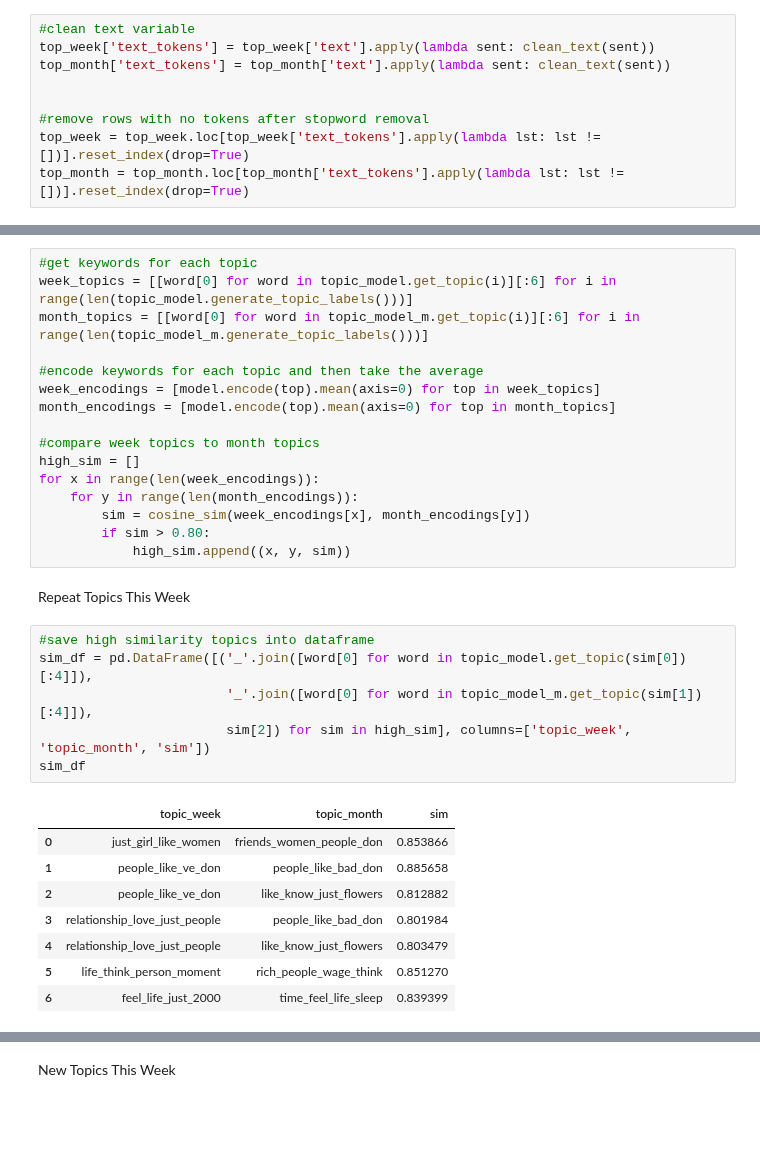
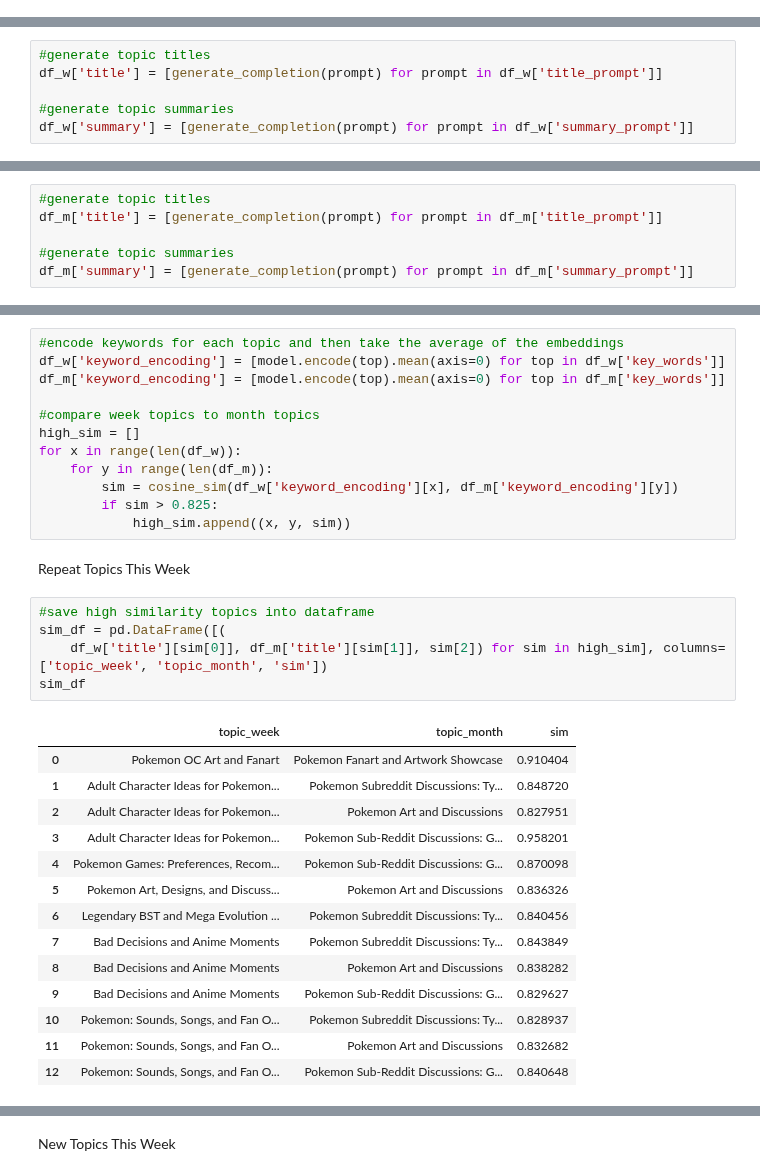
Before and after one commit to DylanRowe4/reddit_topic_model, a Jupyter notebook: subreddit_analysis.ipynb, the cells around one changed output, grey strips where cells are left out. Drawn from its saved outputs; the diff is of its cells as text; blank space fills up the shorter version.

```diff
--- a/subreddit_analysis.ipynb
+++ b/subreddit_analysis.ipynb
@@ -109,10 +47 @@ def generate_wordcloud(ax, data, title, mask=None):
-# %%
-#clean text variable
-top_week['text_tokens'] = top_week['text'].apply(lambda sent: clean_text(sent))
-top_month['text_tokens'] = top_month['text'].apply(lambda sent: clean_text(sent))
-
-
-#remove rows with no tokens after stopword removal
-top_week = top_week.loc[top_week['text_tokens'].apply(lambda lst: lst != [])].reset_index(drop=True)
-top_month = top_month.loc[top_month['text_tokens'].apply(lambda lst: lst != [])].reset_index(drop=True)
 # %%
@@ -172,0 +209,6 @@ topics_m.groupby('topic').agg({'text': len}).T
+# %%
+#generate topic titles
+df_w['title'] = [generate_completion(prompt) for prompt in df_w['title_prompt']]
+
+#generate topic summaries
+df_w['summary'] = [generate_completion(prompt) for prompt in df_w['summary_prompt']]
@@ -172,0 +240,6 @@ topics_m.groupby('topic').agg({'text': len}).T
+# %%
+#generate topic titles
+df_m['title'] = [generate_completion(prompt) for prompt in df_m['title_prompt']]
+
+#generate topic summaries
+df_m['summary'] = [generate_completion(prompt) for prompt in df_m['summary_prompt']]
@@ -182,38 +278,39 @@ model = SentenceTransformer('sentence-transformers/all-mpnet-base-v2')
 def cosine_sim(x, y):
     return 1 - cosine(x, y)
 # %%
-#get keywords for each topic
-week_topics = [[word[0] for word in topic_model.get_topic(i)][:6] for i in range(len(topic_model.generate_topic_labels()))]
-month_topics = [[word[0] for word in topic_model_m.get_topic(i)][:6] for i in range(len(topic_model_m.generate_topic_labels()))]
-
-#encode keywords for each topic and then take the average
-week_encodings = [model.encode(top).mean(axis=0) for top in week_topics]
-month_encodings = [model.encode(top).mean(axis=0) for top in month_topics]
+#encode keywords for each topic and then take the average of the embeddings
+df_w['keyword_encoding'] = [model.encode(top).mean(axis=0) for top in df_w['key_words']]
+df_m['keyword_encoding'] = [model.encode(top).mean(axis=0) for top in df_m['key_words']]
 
 #compare week topics to month topics
 high_sim = []
-for x in range(len(week_encodings)):
-    for y in range(len(month_encodings)):
-        sim = cosine_sim(week_encodings[x], month_encodings[y])
-        if sim > 0.80:
+for x in range(len(df_w)):
+    for y in range(len(df_m)):
+        sim = cosine_sim(df_w['keyword_encoding'][x], df_m['keyword_encoding'][y])
+        if sim > 0.825:
             high_sim.append((x, y, sim))
 # %% [markdown]
 Repeat Topics This Week
 # %%
 #save high similarity topics into dataframe
-sim_df = pd.DataFrame([('_'.join([word[0] for word in topic_model.get_topic(sim[0])[:4]]),
-                        '_'.join([word[0] for word in topic_model_m.get_topic(sim[1])[:4]]),
-                        sim[2]) for sim in high_sim], columns=['topic_week', 'topic_month', 'sim'])
+sim_df = pd.DataFrame([(
+    df_w['title'][sim[0]], df_m['title'][sim[1]], sim[2]) for sim in high_sim], columns=['topic_week', 'topic_month', 'sim'])
 sim_df
 # %% [output]
 |  | topic_week | topic_month | sim |
-| 0 | just_girl_like_women | friends_women_people_don | 0.853866 |
-| 1 | people_like_ve_don | people_like_bad_don | 0.885658 |
-| 2 | people_like_ve_don | like_know_just_flowers | 0.812882 |
-| 3 | relationship_love_just_people | people_like_bad_don | 0.801984 |
-| 4 | relationship_love_just_people | like_know_just_flowers | 0.803479 |
-| 5 | life_think_person_moment | rich_people_wage_think | 0.851270 |
-| 6 | feel_life_just_2000 | time_feel_life_sleep | 0.839399 |
+| 0 | Pokemon OC Art and Fanart | Pokemon Fanart and Artwork Showcase | 0.910404 |
+| 1 | Adult Character Ideas for Pokemon... | Pokemon Subreddit Discussions: Ty... | 0.848720 |
+| 2 | Adult Character Ideas for Pokemon... | Pokemon Art and Discussions | 0.827951 |
+| 3 | Adult Character Ideas for Pokemon... | Pokemon Sub-Reddit Discussions: G... | 0.958201 |
+| 4 | Pokemon Games: Preferences, Recom... | Pokemon Sub-Reddit Discussions: G... | 0.870098 |
+| 5 | Pokemon Art, Designs, and Discuss... | Pokemon Art and Discussions | 0.836326 |
+| 6 | Legendary BST and Mega Evolution ... | Pokemon Subreddit Discussions: Ty... | 0.840456 |
+| 7 | Bad Decisions and Anime Moments | Pokemon Subreddit Discussions: Ty... | 0.843849 |
+| 8 | Bad Decisions and Anime Moments | Pokemon Art and Discussions | 0.838282 |
+| 9 | Bad Decisions and Anime Moments | Pokemon Sub-Reddit Discussions: G... | 0.829627 |
+| 10 | Pokemon: Sounds, Songs, and Fan O... | Pokemon Subreddit Discussions: Ty... | 0.828937 |
+| 11 | Pokemon: Sounds, Songs, and Fan O... | Pokemon Art and Discussions | 0.832682 |
+| 12 | Pokemon: Sounds, Songs, and Fan O... | Pokemon Sub-Reddit Discussions: G... | 0.840648 |
 # %%
 print(set(sim_df['topic_week']))
 # %% [output]
```
Also changed, not shown: parts of 33 cells of this notebook.
